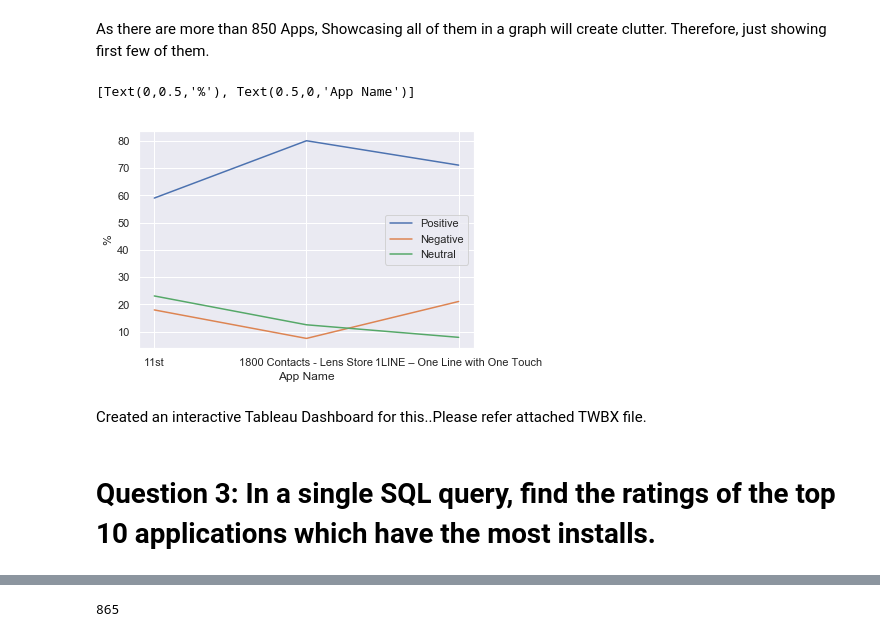
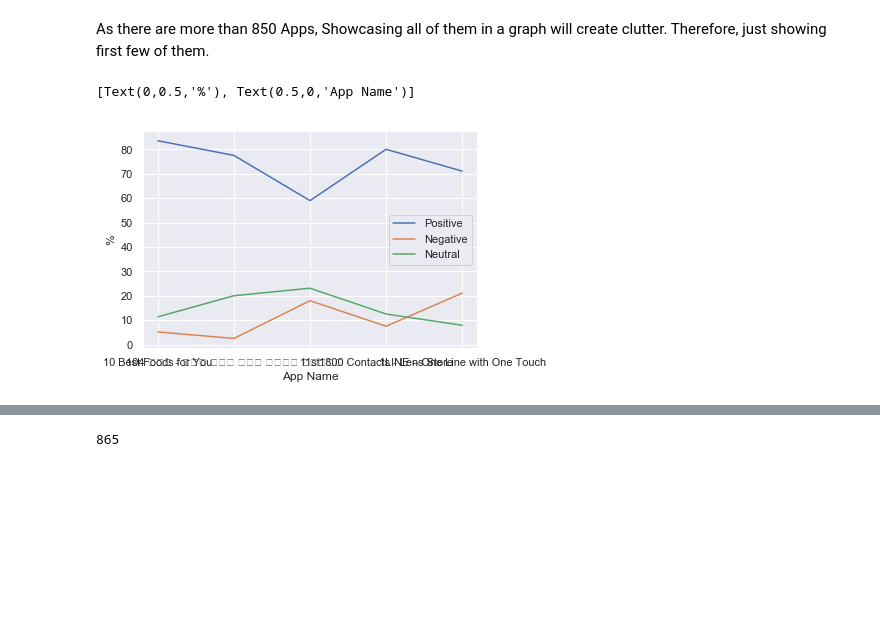
Before and after one commit to kpratikin/Google-App-Store, a Jupyter notebook: Google Play Strore Applications Data.ipynb, the cells around one changed output, grey strips where cells are left out. Drawn from its saved outputs; the diff is of its cells as text; code cells hidden in the pictures; blank space fills up the shorter version.

```diff
--- a/Google Play Strore Applications Data.ipynb
+++ b/Google Play Strore Applications Data.ipynb
@@ -25,5 +25,5 @@ df_appinfo = pd.read_csv('E:/Interview Tests/ESPN_take_home/app_info.csv')
 # %%
-df_appreviews = pd.read_csv('E:/Interview Tests/ESPN_take_home/app_reviews.csv')
+df_appreviews = pd.read_csv('E:/My Work/Data/app_reviews.csv')
 # %% [markdown]
 # Data Exploration and Cleaning (App_info)
 # %% [markdown]
@@ -559,15 +593,11 @@ df_review_final.sort_values(['Positive', 'Negative','Neutral','App'], ascending=
 # %% [markdown]
 As there are more than 850 Apps, Showcasing all of them in a graph will create clutter. Therefore, just showing first few of them.
 # %%
-df_small = df_review_final.iloc[2:5]
+df_small = df_review_final.iloc[:5]
 ax = sns.lineplot(x="App", y="Positive", data=df_small, label = 'Positive', legend='full')
 ax = sns.lineplot(x="App", y="Negative", data=df_small, label = 'Negative', legend='full')
 ax = sns.lineplot(x="App", y="Neutral", data=df_small, label = 'Neutral', legend='full')
 ax.set(xlabel='App Name', ylabel='%')
 # %% [output]
 [Text(0,0.5,'%'), Text(0.5,0,'App Name')]
-[figure, old version]
+[figure, new version]
-# %% [markdown]
-Created an interactive Tableau Dashboard for this..Please refer attached TWBX file.
-# %% [markdown]
-# Question 3: In a single SQL query, find the ratings of the top 10 applications which have the most installs.
```
Also changed, not shown: parts of 21 cells of this notebook.
